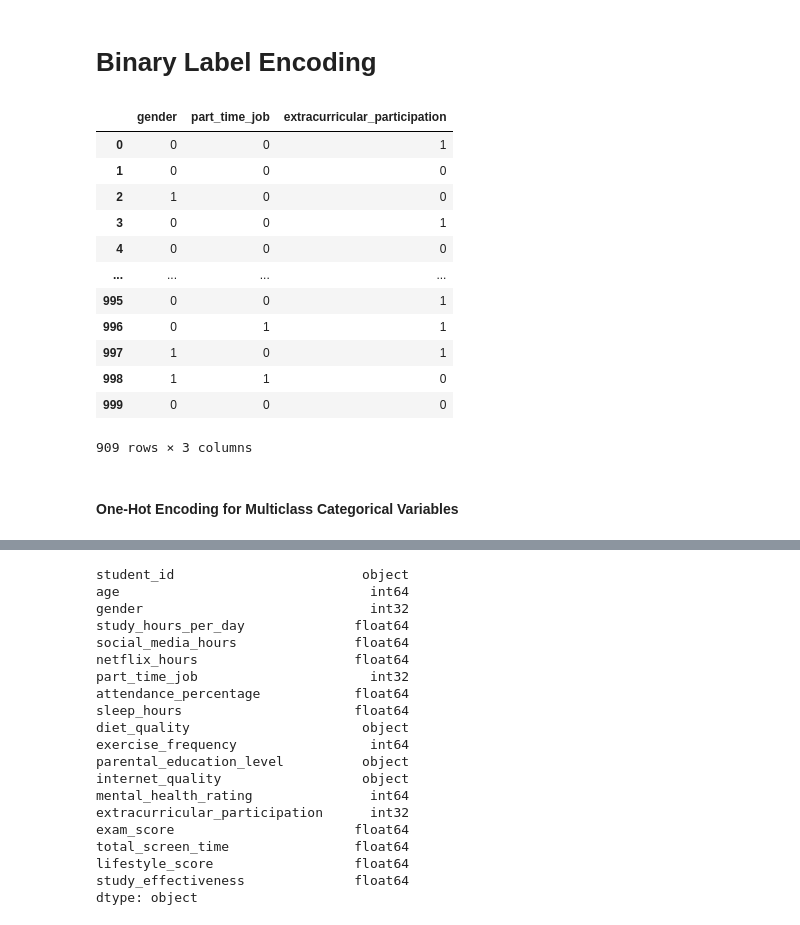
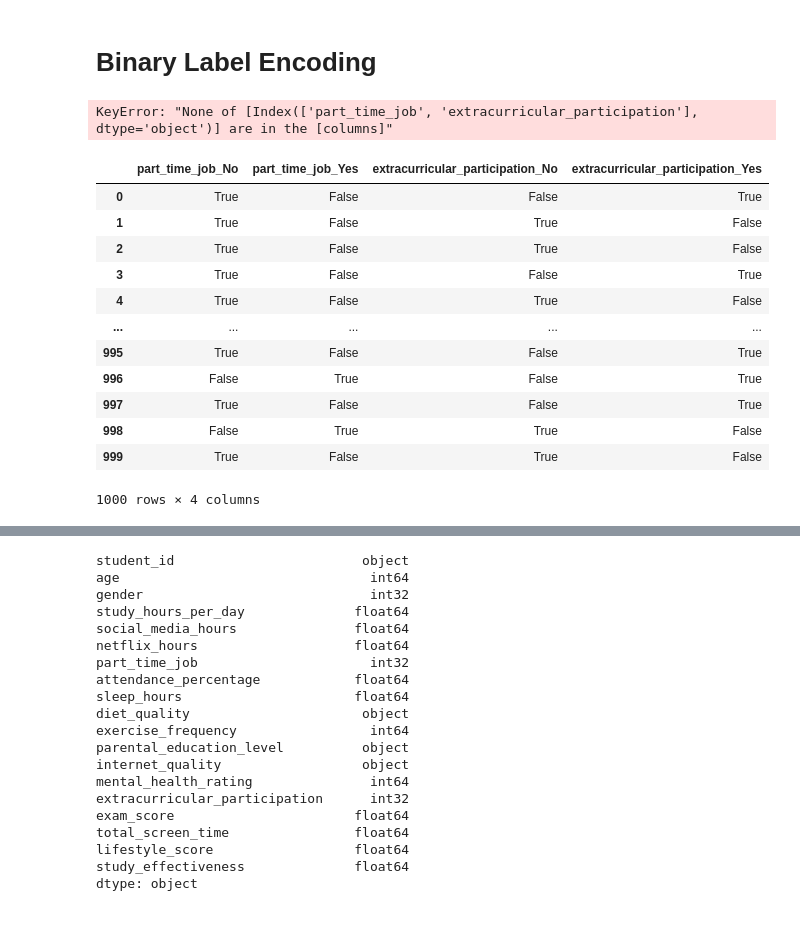
Before and after one commit to chaudhary-dotcom/ML, a Jupyter notebook: student_marks.ipynb, the cells around one changed output, grey strips where cells are left out. Saved outputs shown, nothing was run; the diff lists cells and outputs as text; code cells hidden in the pictures.

```diff
--- a/student_marks.ipynb
+++ b/student_marks.ipynb
@@ -207,21 +207,26 @@ binary_columns = ['gender', 'part_time_job', 'extracurricular_participation']
 le = LabelEncoder()
 for col in binary_columns:
     df[col] = le.fit_transform(df[col])
-# %%
-df[['gender', 'part_time_job', 'extracurricular_participation']]
-# %% [output]
-|  | gender | part_time_job | extracurricular_participation |
-| 0 | 0 | 0 | 1 |
-| 1 | 0 | 0 | 0 |
-| 2 | 1 | 0 | 0 |
-| 3 | 0 | 0 | 1 |
-| 4 | 0 | 0 | 0 |
-| ... | ... | ... | ... |
-| 995 | 0 | 0 | 1 |
-| 996 | 0 | 1 | 1 |
-| 997 | 1 | 0 | 1 |
-| 998 | 1 | 1 | 0 |
-| 999 | 0 | 0 | 0 |
-909 rows × 3 columns
-# %% [markdown]
-#### One-Hot Encoding for Multiclass Categorical Variables
+# %%
+df = pd.get_dummies(df, columns=['part_time_job', 'extracurricular_participation'], drop_first=False)
+# %% [output]
+KeyError: "None of [Index(['part_time_job', 'extracurricular_participation'], dtype='object')] are in the [columns]"
+# %%
+encoded_columns = [col for col in data.columns if col.startswith('part_time_job_') or col.startswith('extracurricular_participation_')]
+data_to_encode = df[encoded_columns]
+# %%
+data_to_encode
+# %% [output]
+|  | part_time_job_No | part_time_job_Yes | extracurricular_participation_No | extracurricular_participation_Yes |
+| 0 | True | False | False | True |
+| 1 | True | False | True | False |
+| 2 | True | False | True | False |
+| 3 | True | False | False | True |
+| 4 | True | False | True | False |
+| ... | ... | ... | ... | ... |
+| 995 | True | False | False | True |
+| 996 | False | True | False | True |
+| 997 | True | False | False | True |
+| 998 | False | True | True | False |
+| 999 | True | False | True | False |
+1000 rows × 4 columns
```
Also changed, not shown: parts of 24 cells of this notebook.
